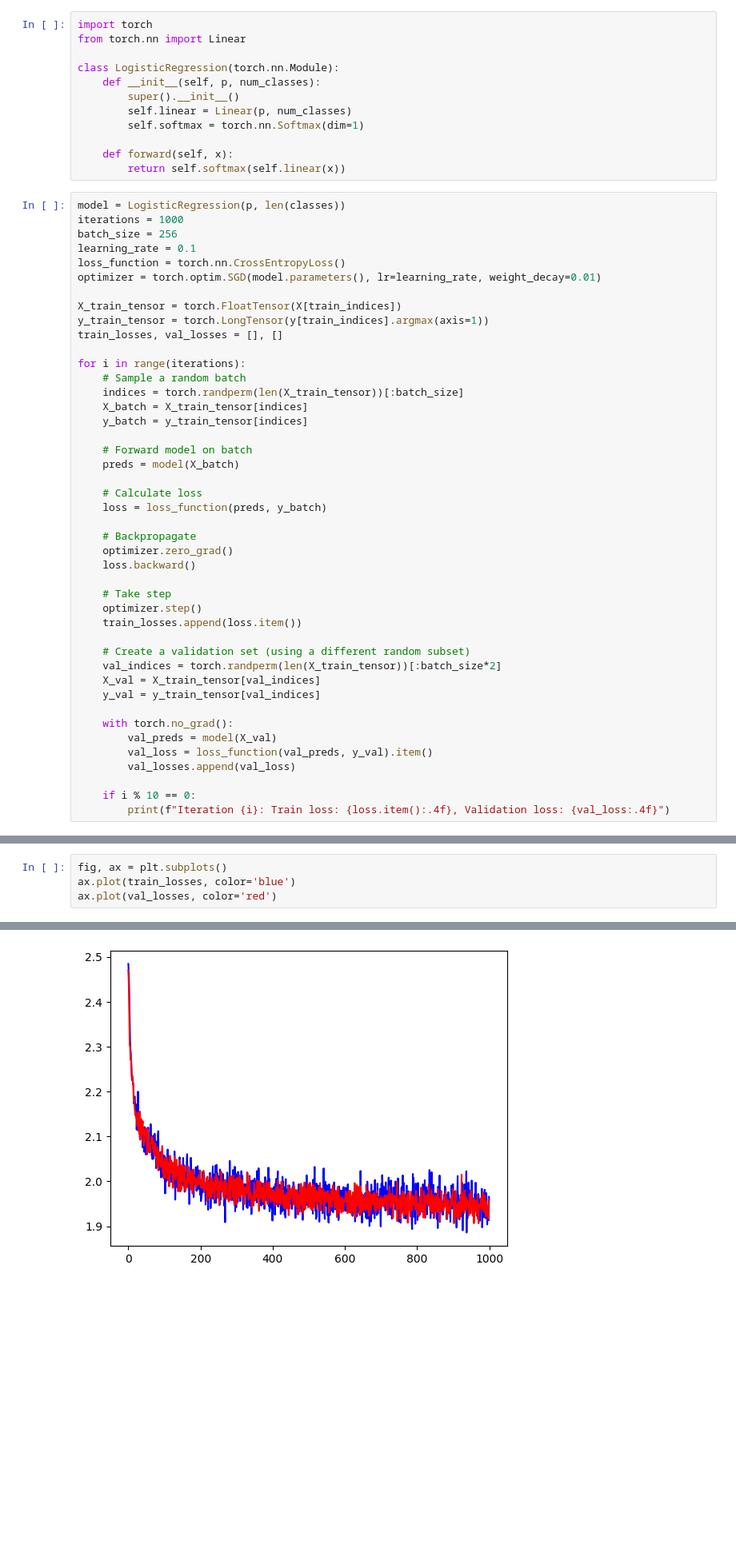
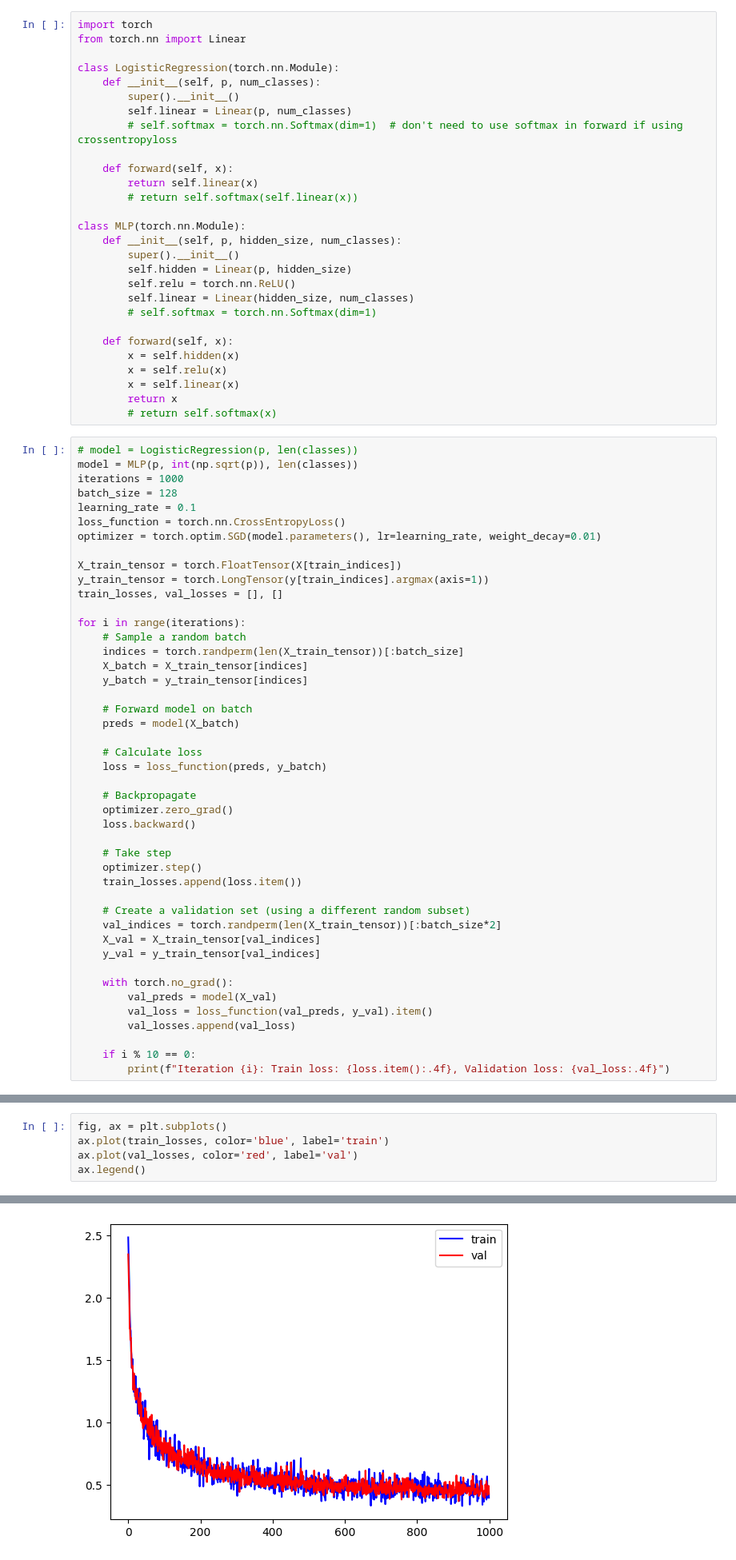
Before and after one commit to eml2170/mt-sample-qa, a Jupyter notebook: notebooks/classifier.ipynb, the cells around one changed output, grey strips where cells are left out. Shown at 80% size. Saved outputs shown, nothing was run; the diff lists cells and outputs as text; blank space fills up the shorter version.

```diff
--- a/notebooks/classifier.ipynb
+++ b/notebooks/classifier.ipynb
@@ -278,14 +278,31 @@ class LogisticRegression(torch.nn.Module):
     def __init__(self, p, num_classes):
         super().__init__()
         self.linear = Linear(p, num_classes)
-        self.softmax = torch.nn.Softmax(dim=1)
+        # self.softmax = torch.nn.Softmax(dim=1)  # don't need to use softmax in forward if using crossentropyloss
 
     def forward(self, x):
-        return self.softmax(self.linear(x))
+        return self.linear(x)
+        # return self.softmax(self.linear(x))
+
+class MLP(torch.nn.Module):
+    def __init__(self, p, hidden_size, num_classes):
+        super().__init__()
+        self.hidden = Linear(p, hidden_size)
+        self.relu = torch.nn.ReLU()
+        self.linear = Linear(hidden_size, num_classes)
+        # self.softmax = torch.nn.Softmax(dim=1)
+
+    def forward(self, x):
+        x = self.hidden(x)
+        x = self.relu(x)
+        x = self.linear(x)
+        return x
+        # return self.softmax(x)
 # %%
-model = LogisticRegression(p, len(classes))
+# model = LogisticRegression(p, len(classes))
+model = MLP(p, int(np.sqrt(p)), len(classes))
 iterations = 1000
-batch_size = 256
+batch_size = 128
 learning_rate = 0.1
 loss_function = torch.nn.CrossEntropyLoss()
 optimizer = torch.optim.SGD(model.parameters(), lr=learning_rate, weight_decay=0.01)
@@ -347,5 +364,6 @@ Iteration 990: Train loss: 1.9400, Validation loss: 1.9214
 # %%
 fig, ax = plt.subplots()
-ax.plot(train_losses, color='blue')
-ax.plot(val_losses, color='red')
+ax.plot(train_losses, color='blue', label='train')
+ax.plot(val_losses, color='red', label='val')
+ax.legend()
 # %% [output]
@@ -353,4 +371,4 @@ ax.plot(val_losses, color='red')
-[figure, old version]
+[figure, new version]
 # %%
 X_test = torch.FloatTensor(X[test_indices])
 y_test = torch.LongTensor(y[test_indices])
```
Also changed, not shown: parts of 3 cells of this notebook.
